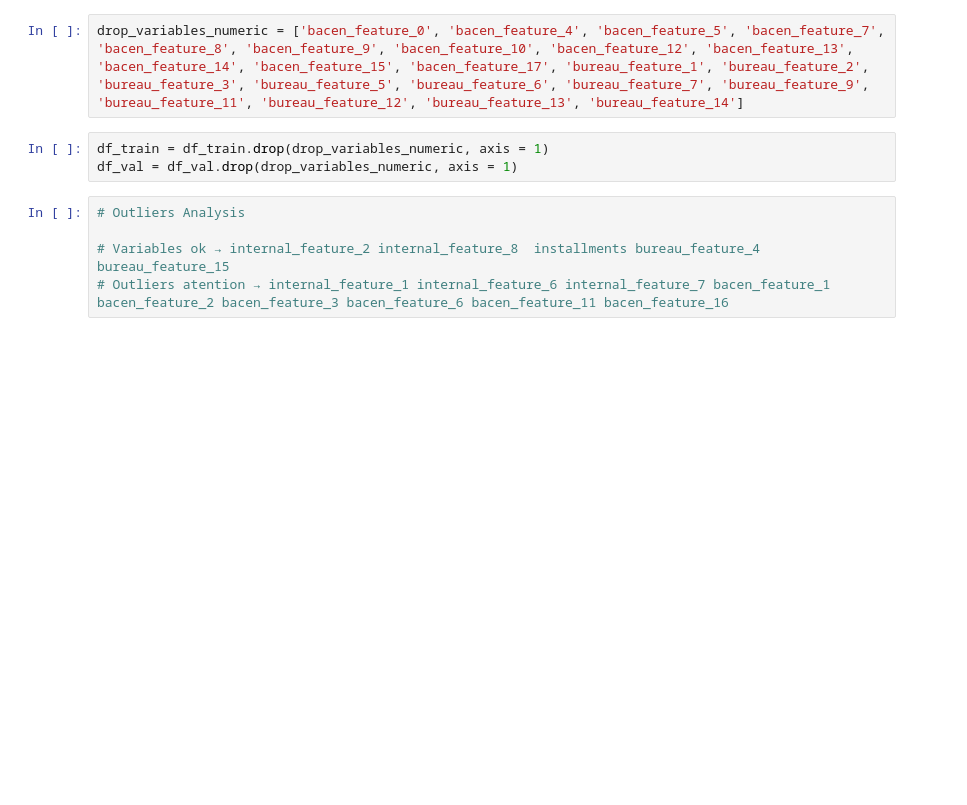
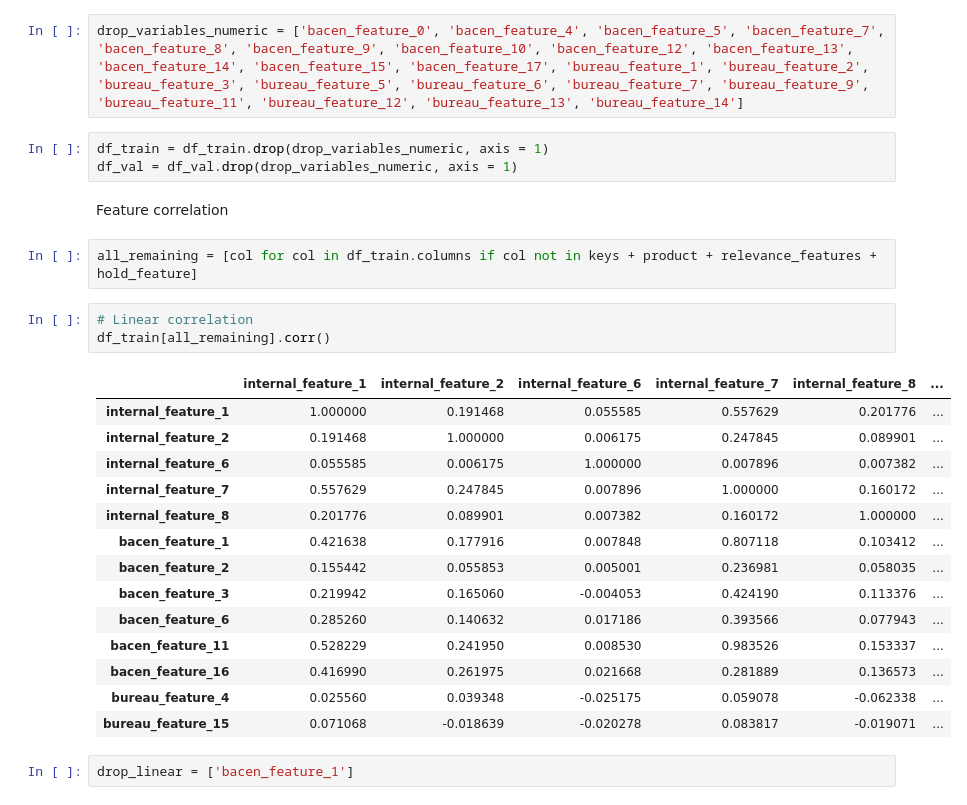
Before and after one commit to giovane-silva/congresso_csds_2021, a Jupyter notebook: 2_feature_engineering.ipynb, the cells around one changed output. Drawn from its saved outputs; the diff is of its cells as text; blank space fills up the shorter version.

```diff
--- a/2_feature_engineering.ipynb
+++ b/2_feature_engineering.ipynb
@@ -114,8 +112,27 @@ drop_variables_numeric = ['bacen_feature_0', 'bacen_feature_4', 'bacen_feature_5
 # %%
 df_train = df_train.drop(drop_variables_numeric, axis = 1)
 df_val = df_val.drop(drop_variables_numeric, axis = 1)
-# %%
-# Outliers Analysis
-
-# Variables ok → internal_feature_2 internal_feature_8  installments bureau_feature_4 bureau_feature_15
-# Outliers atention → internal_feature_1 internal_feature_6 internal_feature_7 bacen_feature_1 bacen_feature_2 bacen_feature_3 bacen_feature_6 bacen_feature_11 bacen_feature_16
+# %% [markdown]
+Feature correlation
+# %%
+all_remaining = [col for col in df_train.columns if col not in keys + product + relevance_features + hold_feature]
+# %%
+# Linear correlation
+df_train[all_remaining].corr()
+# %% [output]
+|  | internal_feature_1 | internal_feature_2 | internal_feature_6 | internal_feature_7 | internal_feature_8 | ... |
+| internal_feature_1 | 1.000000 | 0.191468 | 0.055585 | 0.557629 | 0.201776 | ... |
+| internal_feature_2 | 0.191468 | 1.000000 | 0.006175 | 0.247845 | 0.089901 | ... |
+| internal_feature_6 | 0.055585 | 0.006175 | 1.000000 | 0.007896 | 0.007382 | ... |
+| internal_feature_7 | 0.557629 | 0.247845 | 0.007896 | 1.000000 | 0.160172 | ... |
+| internal_feature_8 | 0.201776 | 0.089901 | 0.007382 | 0.160172 | 1.000000 | ... |
+| bacen_feature_1 | 0.421638 | 0.177916 | 0.007848 | 0.807118 | 0.103412 | ... |
+| bacen_feature_2 | 0.155442 | 0.055853 | 0.005001 | 0.236981 | 0.058035 | ... |
+| bacen_feature_3 | 0.219942 | 0.165060 | -0.004053 | 0.424190 | 0.113376 | ... |
+| bacen_feature_6 | 0.285260 | 0.140632 | 0.017186 | 0.393566 | 0.077943 | ... |
+| bacen_feature_11 | 0.528229 | 0.241950 | 0.008530 | 0.983526 | 0.153337 | ... |
+| bacen_feature_16 | 0.416990 | 0.261975 | 0.021668 | 0.281889 | 0.136573 | ... |
+| bureau_feature_4 | 0.025560 | 0.039348 | -0.025175 | 0.059078 | -0.062338 | ... |
+| bureau_feature_15 | 0.071068 | -0.018639 | -0.020278 | 0.083817 | -0.019071 | ... |
+# %%
+drop_linear = ['bacen_feature_1']
```
Also changed, not shown: parts of 16 cells of this notebook.
